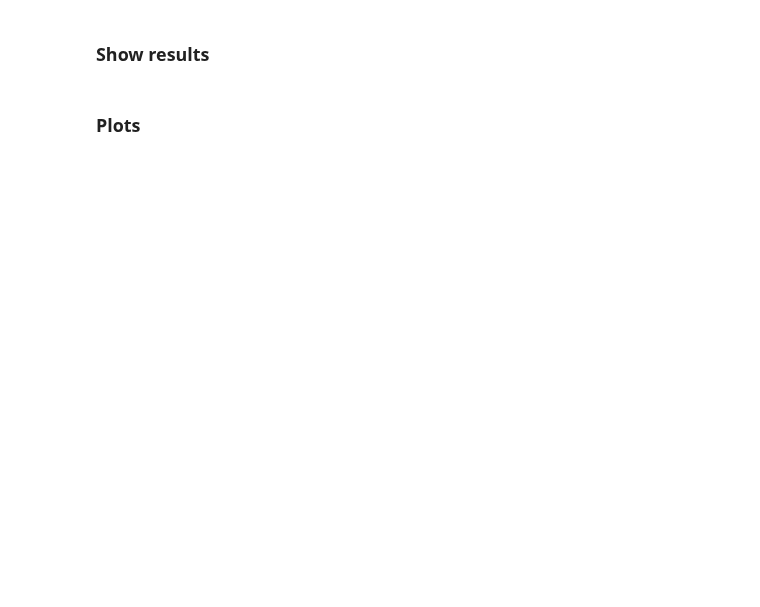
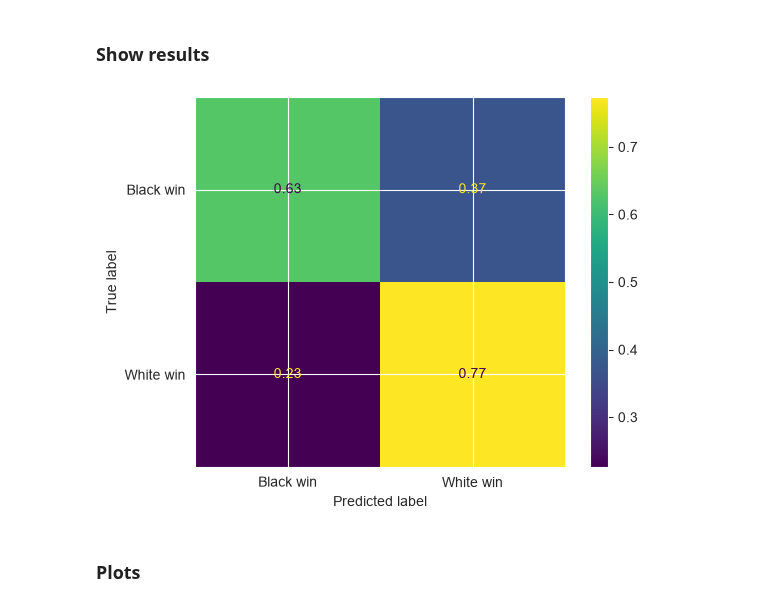
Before and after one commit to SandroMartens/Lichess-Win-Predictions, a Jupyter notebook: win_prob.ipynb, the cells around one changed output. Saved outputs shown, nothing was run; the diff lists cells and outputs as text; code cells hidden in the pictures; blank space fills up the shorter version.

```diff
--- a/win_prob.ipynb
+++ b/win_prob.ipynb
@@ -120,18 +131,20 @@ print(f"Regularization strenght: \n {cs}")
 # %%
 ConfusionMatrixDisplay.from_estimator(
     model,
     X_test,
     y_test,
     sample_weight=weights_test,
     normalize="true",
     display_labels=[
         "Black win",
         "White win",
     ],
-    im_kw={"vmin": 0.1, "vmax": 0.9},
+    # im_kw={"vmin": 0.1, "vmax": 0.9},
 )
 
-plt.savefig("images\\tmp\\confusion_matrix_with_elo.png", dpi=300, facecolor="white")
+plt.savefig("images\\upload\\confusion_matrix_with_elo.png", dpi=300, facecolor="white")
+# %% [output]
+[figure, added]
 # %% [markdown]
 ### Plots
 # %%
```
Also changed, not shown: parts of 5 cells of this notebook, 3 other files.
